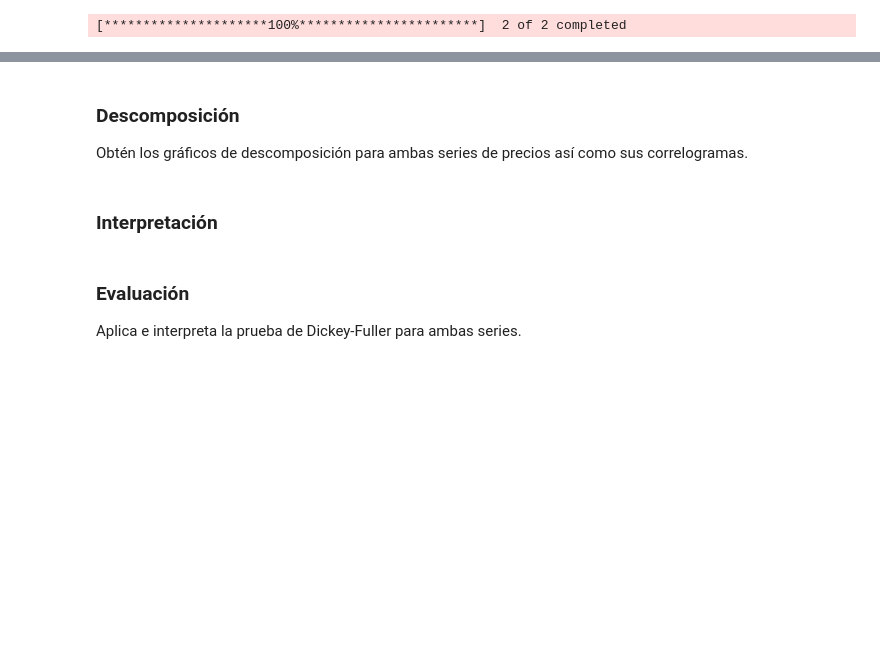
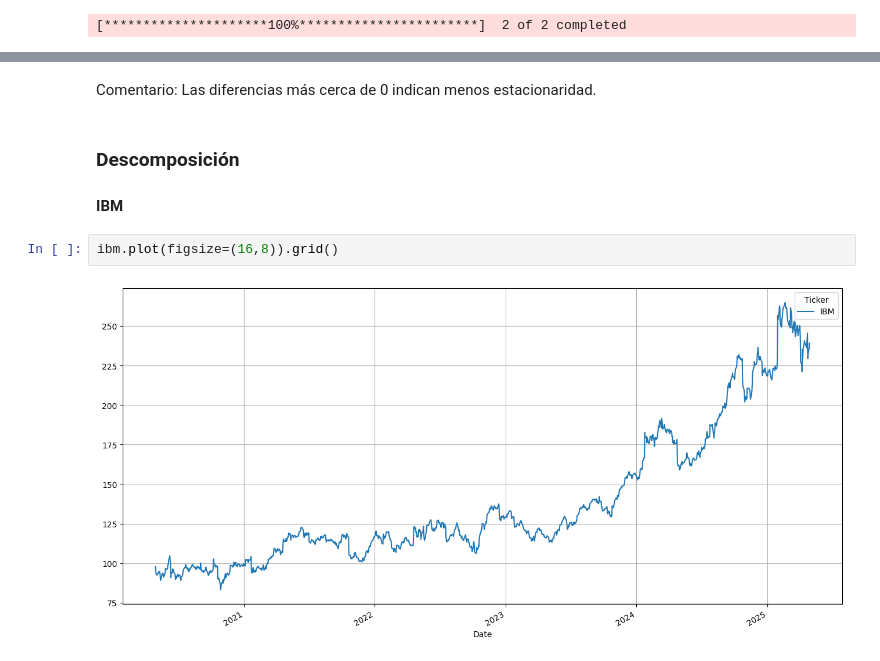
Before and after one commit to katiemackness/time-series-analysis, a Jupyter notebook: imb-walmart-acciones.ipynb, the cells around one changed output, grey strips where cells are left out. Drawn from its saved outputs; the diff is of its cells as text; blank space fills up the shorter version.

```diff
--- a/imb-walmart-acciones.ipynb
+++ b/imb-walmart-acciones.ipynb
@@ -119,8 +238,9 @@ Correlación entre IBM y Walmart: 0.2058687006182558
+# %% [markdown]
+Comentario: Las diferencias más cerca de 0 indican menos estacionaridad.
 # %% [markdown]
 ### Descomposición
-Obtén los gráficos de descomposición para ambas series de precios así como sus correlogramas.
+#### IBM
-# %% [markdown]
-### Interpretación
-# %% [markdown]
-### Evaluación
-Aplica e interpreta la prueba de Dickey-Fuller para ambas series.
+# %%
+ibm.plot(figsize=(16,8)).grid()
+# %% [output]
+[figure, added]
```
Also changed, not shown: parts of 59 cells of this notebook.
